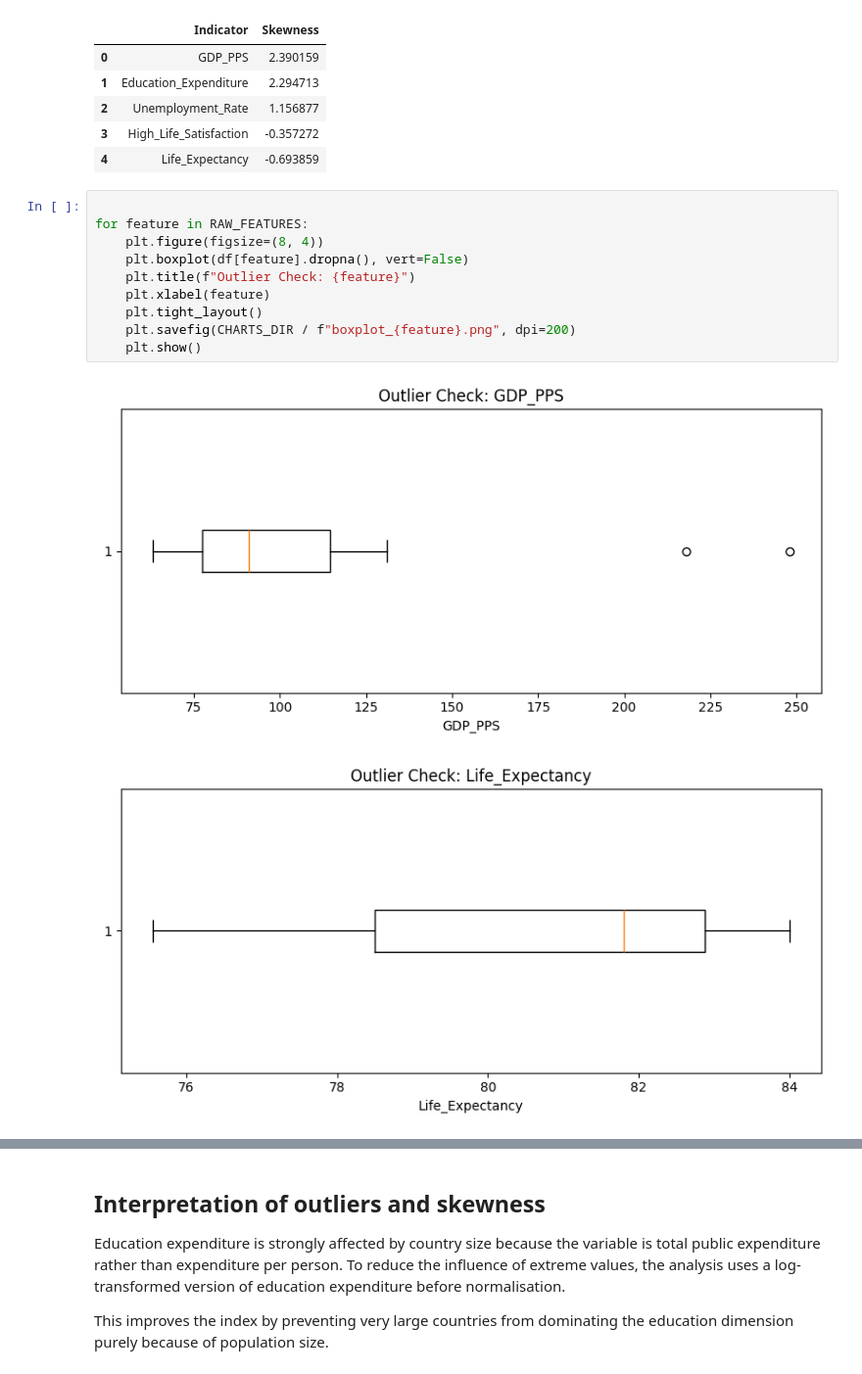
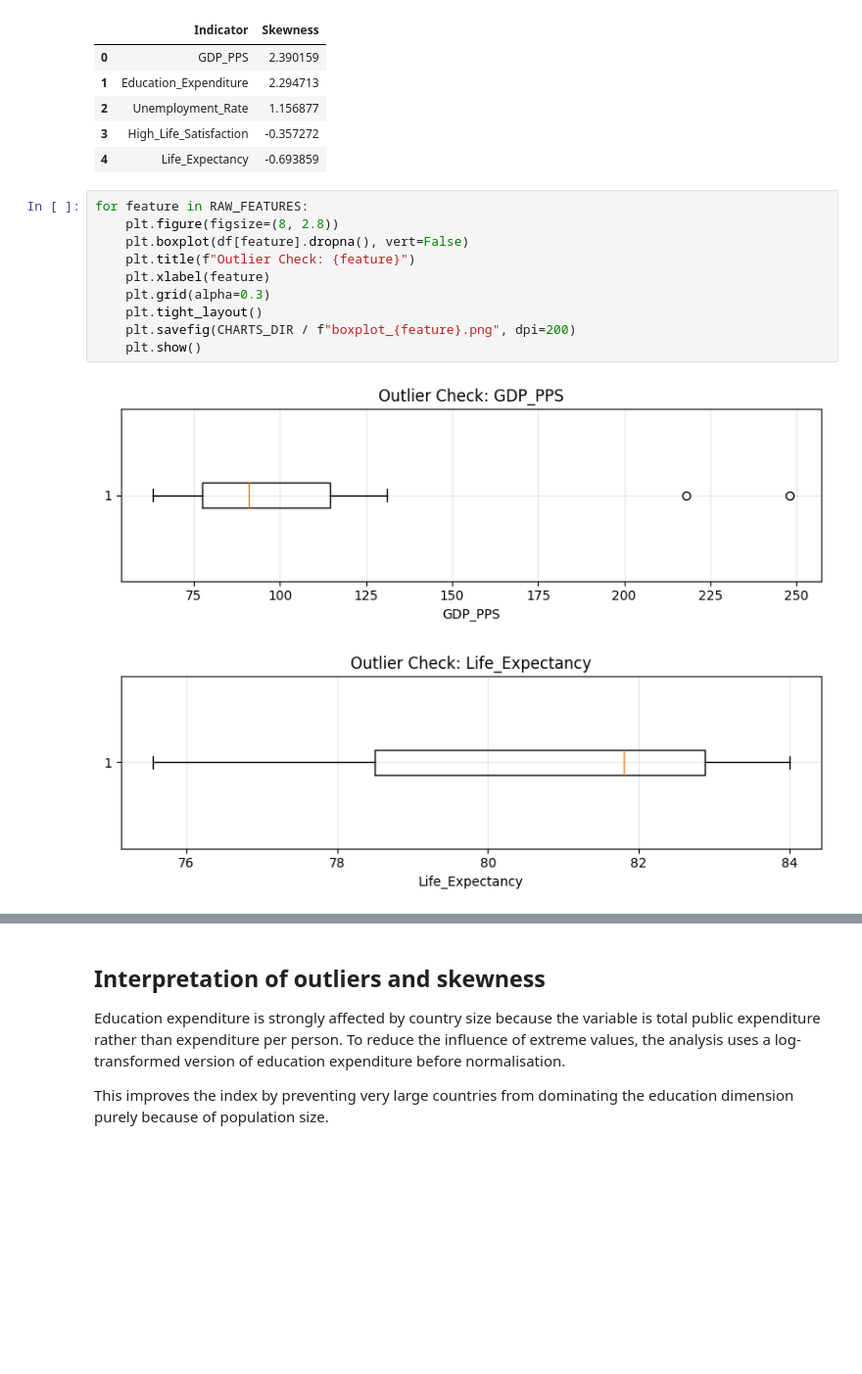
Before and after one commit to MohamedAshik14-blip/DAV-CA1, a Jupyter notebook: code/EU Quality of Life Index_Notebook.ipynb, the cells around one changed output, grey strips where cells are left out. Shown at 98% size. Cells and saved outputs as stored; diff of their text form; blank space fills up the shorter version.

Commit message:
Fixed Visual Bugs

```diff
--- a/code/EU Quality of Life Index_Notebook.ipynb
+++ b/code/EU Quality of Life Index_Notebook.ipynb
@@ -333,15 +333,15 @@ skewness
 | 3 | High_Life_Satisfaction | -0.357272 |
 | 4 | Life_Expectancy | -0.693859 |
 # %%
-
 for feature in RAW_FEATURES:
-    plt.figure(figsize=(8, 4))
+    plt.figure(figsize=(8, 2.8))
     plt.boxplot(df[feature].dropna(), vert=False)
     plt.title(f"Outlier Check: {feature}")
     plt.xlabel(feature)
+    plt.grid(alpha=0.3)
     plt.tight_layout()
     plt.savefig(CHARTS_DIR / f"boxplot_{feature}.png", dpi=200)
     plt.show()
 # %% [output]
-[figure, old version]
+[figure, new version]
-[figure, old version]
+[figure, new version]
```
Also changed, not shown: parts of 4 cells of this notebook, 8 other files.
